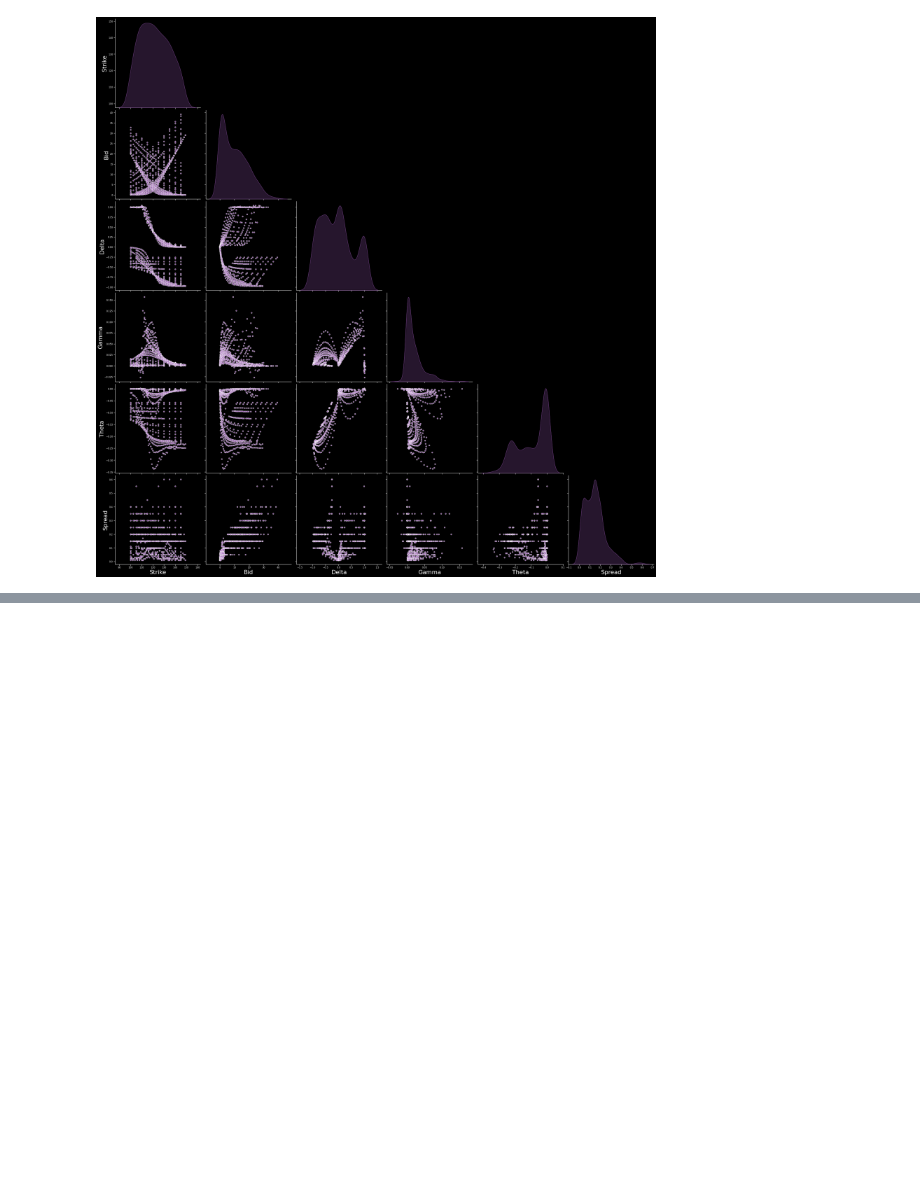
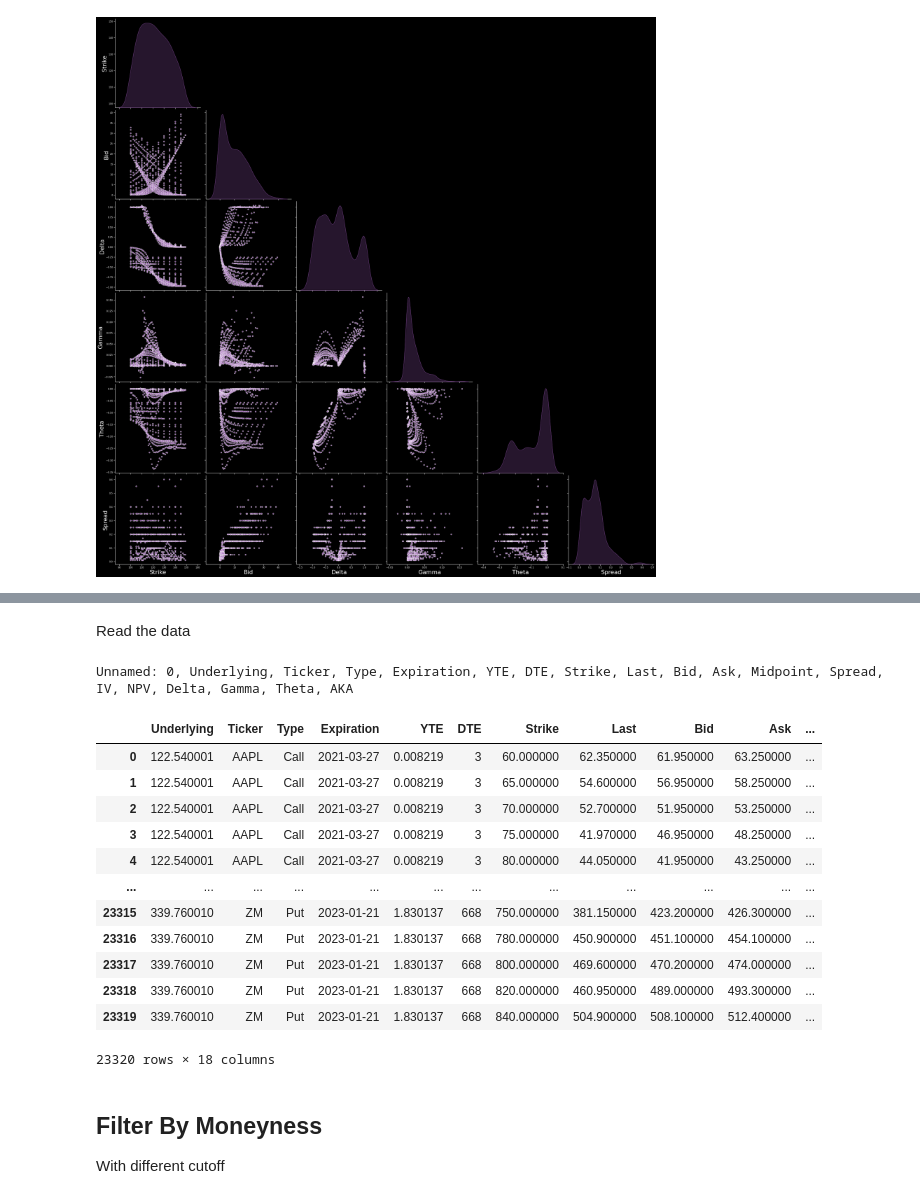
Before and after one commit to Moccazio/Know_Your_Options, a Jupyter notebook: Chapter2-Know_Your_Options/Know_Your_Options.ipynb, the cells around one changed output, grey strips where cells are left out. Drawn from its saved outputs; the diff is of its cells as text; code cells hidden in the pictures; blank space fills up the shorter version.

```diff
--- a/Chapter2-Know_Your_Options/Know_Your_Options.ipynb
+++ b/Chapter2-Know_Your_Options/Know_Your_Options.ipynb
@@ -794,0 +716,11 @@ snp_options
+# %% [markdown]
+Read the data
+# %%
+import pandas as pd
+pd.options.display.float_format = '{:,.6f}'.format
+
+options = pd.read_csv("data/portfolio/stock_options.csv")
+# %%
+print(', '.join(x for x in options.columns))
+# %% [output]
+Unnamed: 0, Underlying, Ticker, Type, Expiration, YTE, DTE, Strike, Last, Bid, Ask, Midpoint, Spread, IV, NPV, Delta, Gamma, Theta, AKA
@@ -794,0 +729,19 @@ snp_options
+# %%
+options
+# %% [output]
+|  | Underlying | Ticker | Type | Expiration | YTE | DTE | Strike | Last | Bid | Ask | ... |
+| 0 | 122.540001 | AAPL | Call | 2021-03-27 | 0.008219 | 3 | 60.000000 | 62.350000 | 61.950000 | 63.250000 | ... |
+| 1 | 122.540001 | AAPL | Call | 2021-03-27 | 0.008219 | 3 | 65.000000 | 54.600000 | 56.950000 | 58.250000 | ... |
+| 2 | 122.540001 | AAPL | Call | 2021-03-27 | 0.008219 | 3 | 70.000000 | 52.700000 | 51.950000 | 53.250000 | ... |
+| 3 | 122.540001 | AAPL | Call | 2021-03-27 | 0.008219 | 3 | 75.000000 | 41.970000 | 46.950000 | 48.250000 | ... |
+| 4 | 122.540001 | AAPL | Call | 2021-03-27 | 0.008219 | 3 | 80.000000 | 44.050000 | 41.950000 | 43.250000 | ... |
+| ... | ... | ... | ... | ... | ... | ... | ... | ... | ... | ... | ... |
+| 23315 | 339.760010 | ZM | Put | 2023-01-21 | 1.830137 | 668 | 750.000000 | 381.150000 | 423.200000 | 426.300000 | ... |
+| 23316 | 339.760010 | ZM | Put | 2023-01-21 | 1.830137 | 668 | 780.000000 | 450.900000 | 451.100000 | 454.100000 | ... |
+| 23317 | 339.760010 | ZM | Put | 2023-01-21 | 1.830137 | 668 | 800.000000 | 469.600000 | 470.200000 | 474.000000 | ... |
+| 23318 | 339.760010 | ZM | Put | 2023-01-21 | 1.830137 | 668 | 820.000000 | 460.950000 | 489.000000 | 493.300000 | ... |
+| 23319 | 339.760010 | ZM | Put | 2023-01-21 | 1.830137 | 668 | 840.000000 | 504.900000 | 508.100000 | 512.400000 | ... |
+23320 rows × 18 columns
+# %% [markdown]
+## Filter By Moneyness
+With different cutoff
```
Also changed, not shown: parts of 50 cells of this notebook.
